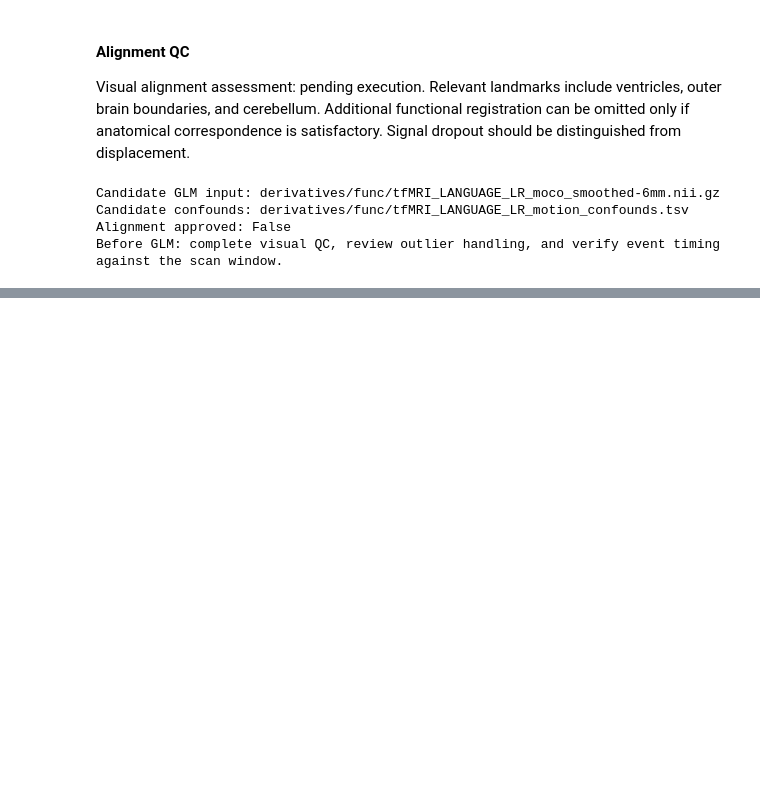
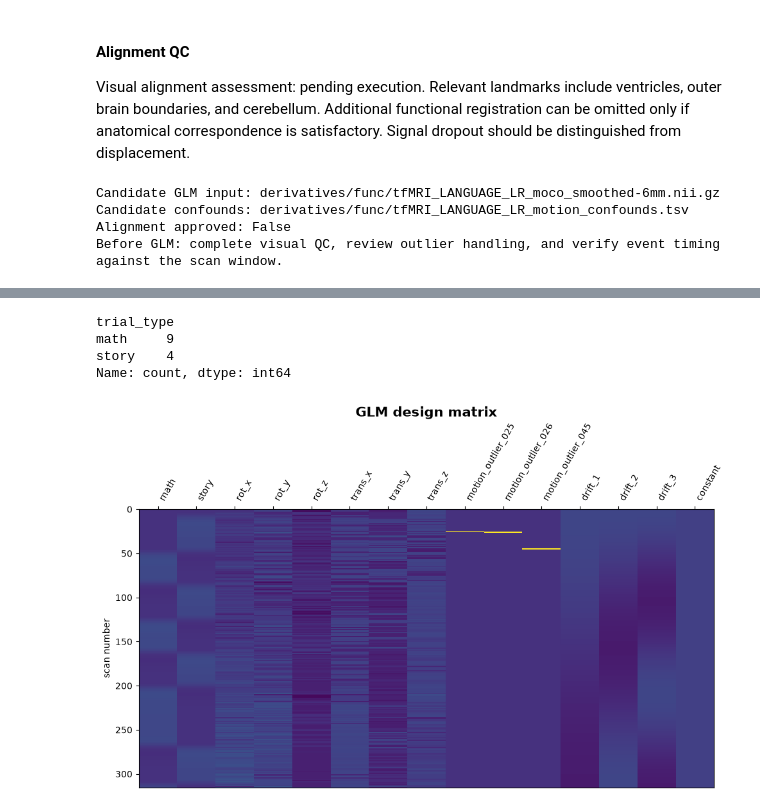
Before and after one commit to yolosunflo/NSSP_lab1, a Jupyter notebook: GROUP1_code.ipynb, the cells around one changed output, grey strips where cells are left out. Saved outputs shown, nothing was run; the diff lists cells and outputs as text; code cells hidden in the pictures; blank space fills up the shorter version.

```diff
--- a/GROUP1_code.ipynb
+++ b/GROUP1_code.ipynb
@@ -719,0 +728,6 @@ Flagged volumes (zero-based): [25, 26, 45]
+# %%
+# 3a. Task events
+events_all = pd.read_csv(onset_path)
+print(events_all.columns.tolist())
+print(events_all["trial_type"].value_counts())
+events_all.head(15)
@@ -719,0 +763,28 @@ Flagged volumes (zero-based): [25, 26, 45]
+# %%
+# Keep the block-level conditions only
+events = events_all[events_all["trial_type"].isin(["story", "math"])][["onset", "duration", "trial_type"]]
+print(events["trial_type"].value_counts())
+# %% [output]
+trial_type
+math     9
+story    4
+Name: count, dtype: int64
+# %%
+confounds = pd.read_csv(confounds_path, sep="\t")
+# %%
+# Model specification and fit
+# cosine drift model, high-pass 0.01 Hz (100 s): removes slow scanner drifts while keeping story-math alternation (~60 s cycle)
+fmri_glm = FirstLevelModel(t_r=TR, noise_model="ar1", standardize=False,
+                           hrf_model="spm", drift_model="cosine", high_pass=0.008,
+                           smoothing_fwhm=None)
+# high_pass=0.008,    # 125 s cut-off: removes slow drifts without overlapping with the task (see 3b)
+fmri_glm = fmri_glm.fit(fmri_preproc_path, events=events, confounds=confounds)
+# %%
+design_matrix = fmri_glm.design_matrices_[0]
+fig, ax = plt.subplots(figsize=(10, 6))
+plot_design_matrix(design_matrix, ax=ax)
+ax.set_title("GLM design matrix", fontsize=15, fontweight="bold")
+fig.savefig(op.join(fig_dir, "3a_design_matrix.png"), dpi=300, bbox_inches="tight")
+plt.show()
+# %% [output]
+[figure, added]
```
Also changed, not shown: parts of 12 cells of this notebook.
